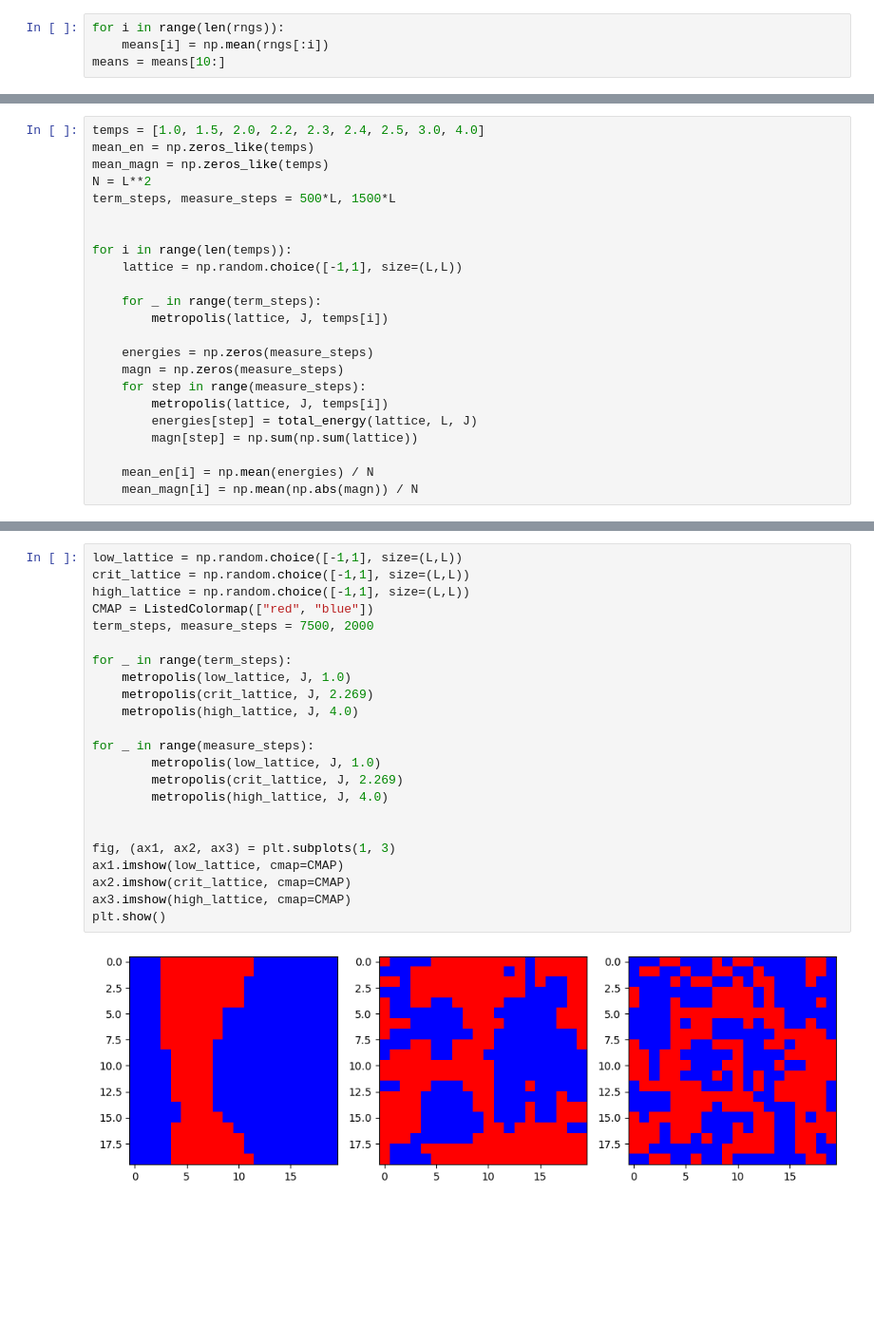
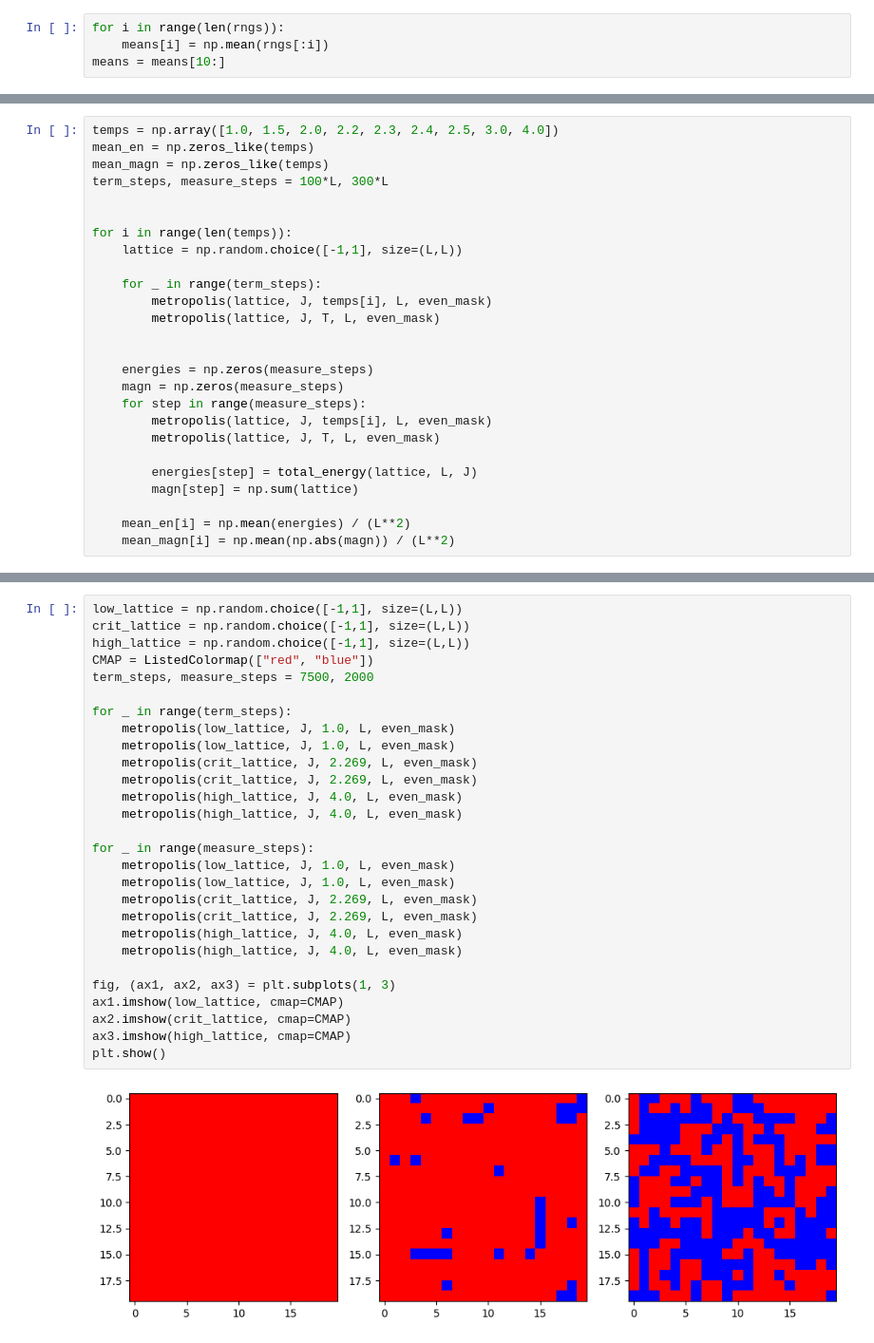
Before and after one commit to nicola-lamaddalena/computational_physics_course, a Jupyter notebook: rng/monte_carlo.ipynb, the cells around one changed output, grey strips where cells are left out. Shown at 95% size. Drawn from its saved outputs; the diff is of its cells as text; blank space fills up the shorter version.

Commit message:
MONTE-CARLO: vettorializzazione metropolis

```diff
--- a/rng/monte_carlo.ipynb
+++ b/rng/monte_carlo.ipynb
@@ -147,26 +133,29 @@ plt.show()
 # %%
-temps = [1.0, 1.5, 2.0, 2.2, 2.3, 2.4, 2.5, 3.0, 4.0]
+temps = np.array([1.0, 1.5, 2.0, 2.2, 2.3, 2.4, 2.5, 3.0, 4.0])
 mean_en = np.zeros_like(temps)
 mean_magn = np.zeros_like(temps)
-N = L**2
-term_steps, measure_steps = 500*L, 1500*L
+term_steps, measure_steps = 100*L, 300*L
 
 
 for i in range(len(temps)):
     lattice = np.random.choice([-1,1], size=(L,L))
 
     for _ in range(term_steps):
-        metropolis(lattice, J, temps[i])
+        metropolis(lattice, J, temps[i], L, even_mask)
+        metropolis(lattice, J, T, L, even_mask)
+
 
     energies = np.zeros(measure_steps)
     magn = np.zeros(measure_steps)
     for step in range(measure_steps):
-        metropolis(lattice, J, temps[i])
+        metropolis(lattice, J, temps[i], L, even_mask)
+        metropolis(lattice, J, T, L, even_mask)
+
         energies[step] = total_energy(lattice, L, J)
-        magn[step] = np.sum(np.sum(lattice))
+        magn[step] = np.sum(lattice)
 
-    mean_en[i] = np.mean(energies) / N
-    mean_magn[i] = np.mean(np.abs(magn)) / N
+    mean_en[i] = np.mean(energies) / (L**2)
+    mean_magn[i] = np.mean(np.abs(magn)) / (L**2)
 # %%
 fig, (ax1, ax2) = plt.subplots(2, 1)
 ax1.plot(temps, mean_en, "-o", color="red", label=r"Energia media: $\frac{\langle E \rangle}{N}$")
@@ -182,25 +171,30 @@ plt.show()
 # %%
 low_lattice = np.random.choice([-1,1], size=(L,L))
 crit_lattice = np.random.choice([-1,1], size=(L,L))
 high_lattice = np.random.choice([-1,1], size=(L,L))
 CMAP = ListedColormap(["red", "blue"])
 term_steps, measure_steps = 7500, 2000
 
 for _ in range(term_steps):
-    metropolis(low_lattice, J, 1.0)
-    metropolis(crit_lattice, J, 2.269)
-    metropolis(high_lattice, J, 4.0)
+    metropolis(low_lattice, J, 1.0, L, even_mask)
+    metropolis(low_lattice, J, 1.0, L, even_mask)
+    metropolis(crit_lattice, J, 2.269, L, even_mask)
+    metropolis(crit_lattice, J, 2.269, L, even_mask)
+    metropolis(high_lattice, J, 4.0, L, even_mask)
+    metropolis(high_lattice, J, 4.0, L, even_mask)
 
 for _ in range(measure_steps):
-        metropolis(low_lattice, J, 1.0)
-        metropolis(crit_lattice, J, 2.269)
-        metropolis(high_lattice, J, 4.0)
-
+    metropolis(low_lattice, J, 1.0, L, even_mask)
+    metropolis(low_lattice, J, 1.0, L, even_mask)
+    metropolis(crit_lattice, J, 2.269, L, even_mask)
+    metropolis(crit_lattice, J, 2.269, L, even_mask)
+    metropolis(high_lattice, J, 4.0, L, even_mask)
+    metropolis(high_lattice, J, 4.0, L, even_mask)
 
 fig, (ax1, ax2, ax3) = plt.subplots(1, 3)
 ax1.imshow(low_lattice, cmap=CMAP)
 ax2.imshow(crit_lattice, cmap=CMAP)
 ax3.imshow(high_lattice, cmap=CMAP)
 plt.show()
 # %% [output]
-[figure, old version]
+[figure, new version]
```
Also changed, not shown: parts of 7 cells of this notebook.
